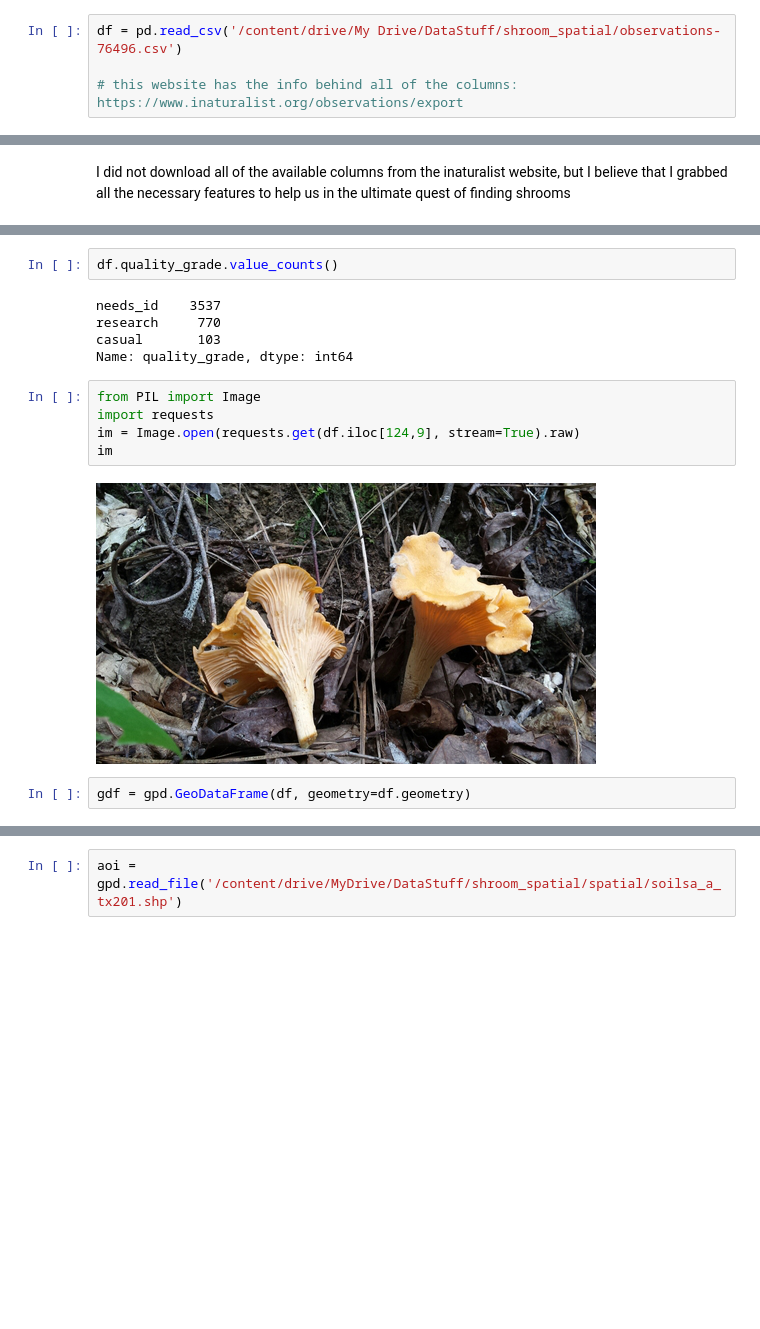
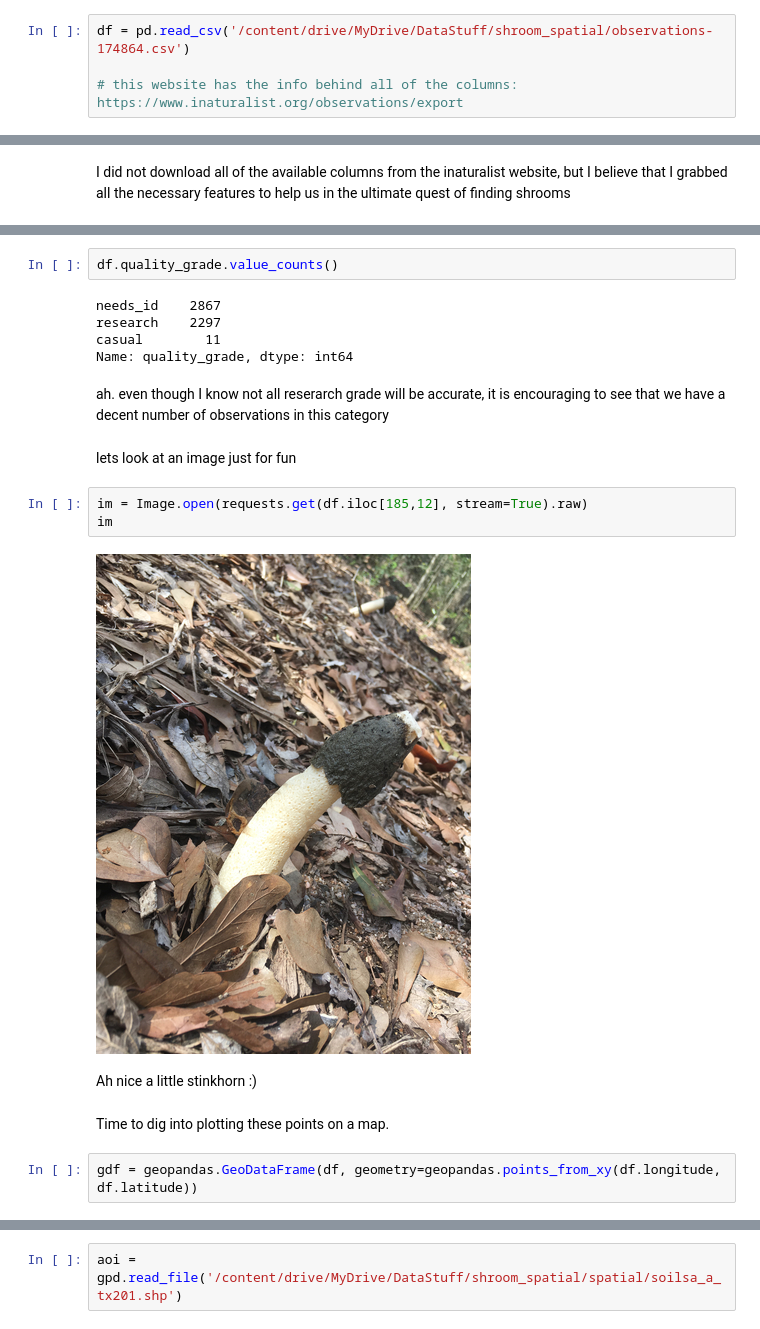
Before and after one commit to noahkarsky/spatial-shrooms, a Jupyter notebook: iNaturalist_Dataset_Exploration.ipynb, the cells around one changed output, grey strips where cells are left out. Cells and saved outputs as stored; diff of their text form; blank space fills up the shorter version.

```diff
--- a/iNaturalist_Dataset_Exploration.ipynb
+++ b/iNaturalist_Dataset_Exploration.ipynb
@@ -24,5 +54,5 @@ Mounted at /gdrive
 # %%
-df = pd.read_csv('/content/drive/My Drive/DataStuff/shroom_spatial/observations-76496.csv')
+df = pd.read_csv('/content/drive/MyDrive/DataStuff/shroom_spatial/observations-174864.csv')
 
 # this website has the info behind all of the columns: https://www.inaturalist.org/observations/export
 # %%
@@ -82,16 +120,22 @@ Name: 135, dtype: object
 # %%
 df.quality_grade.value_counts()
 # %% [output]
-needs_id    3537
-research     770
-casual       103
+needs_id    2867
+research    2297
+casual        11
 Name: quality_grade, dtype: int64
+# %% [markdown]
+ah. even though I know not all reserarch grade will be accurate, it is encouraging to see that we have a decent number of observations in this category
+# %% [markdown]
+lets look at an image just for fun
 # %%
-from PIL import Image
-import requests
-im = Image.open(requests.get(df.iloc[124,9], stream=True).raw)
+im = Image.open(requests.get(df.iloc[185,12], stream=True).raw)
 im
 # %% [output]
-[figure, old version]
+[figure, new version]
+# %% [markdown]
+Ah nice a little stinkhorn :)
+# %% [markdown]
+Time to dig into plotting these points on a map.
 # %%
-gdf = gpd.GeoDataFrame(df, geometry=df.geometry)
+gdf = geopandas.GeoDataFrame(df, geometry=geopandas.points_from_xy(df.longitude, df.latitude))
```
Also changed, not shown: parts of 13 cells of this notebook.
